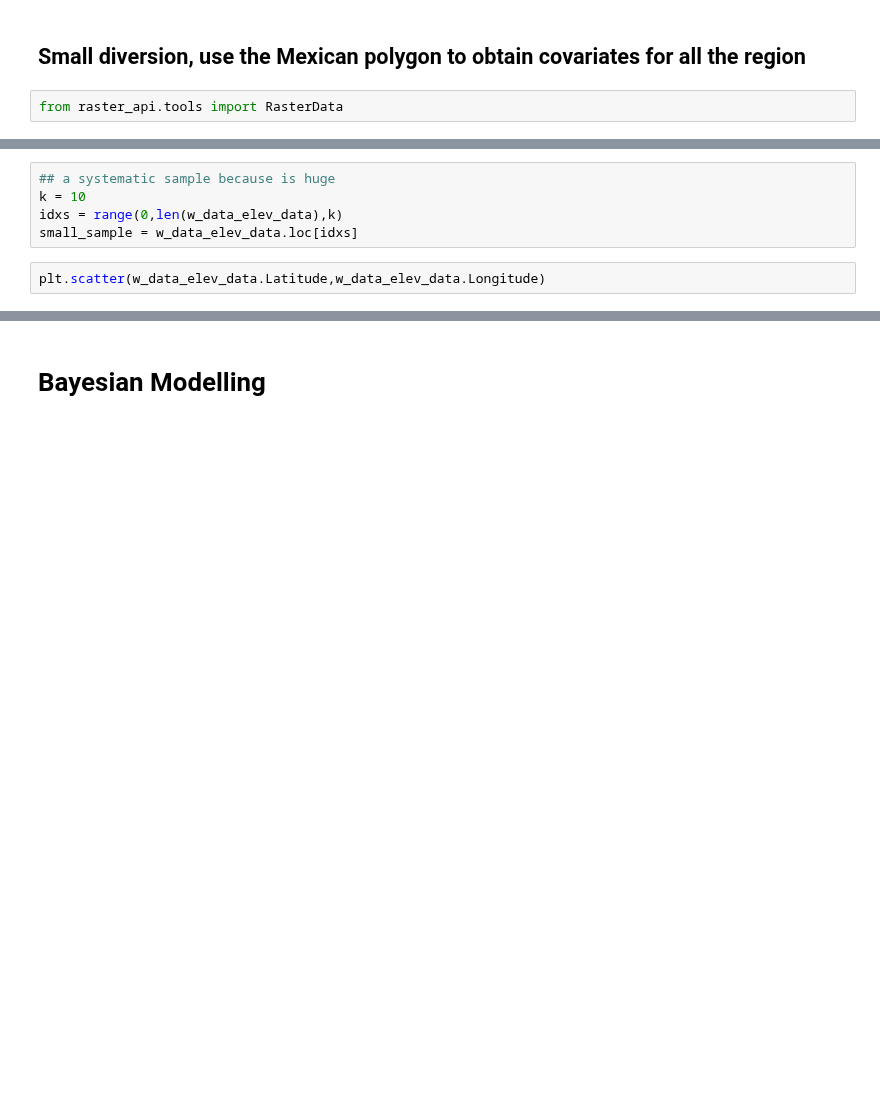
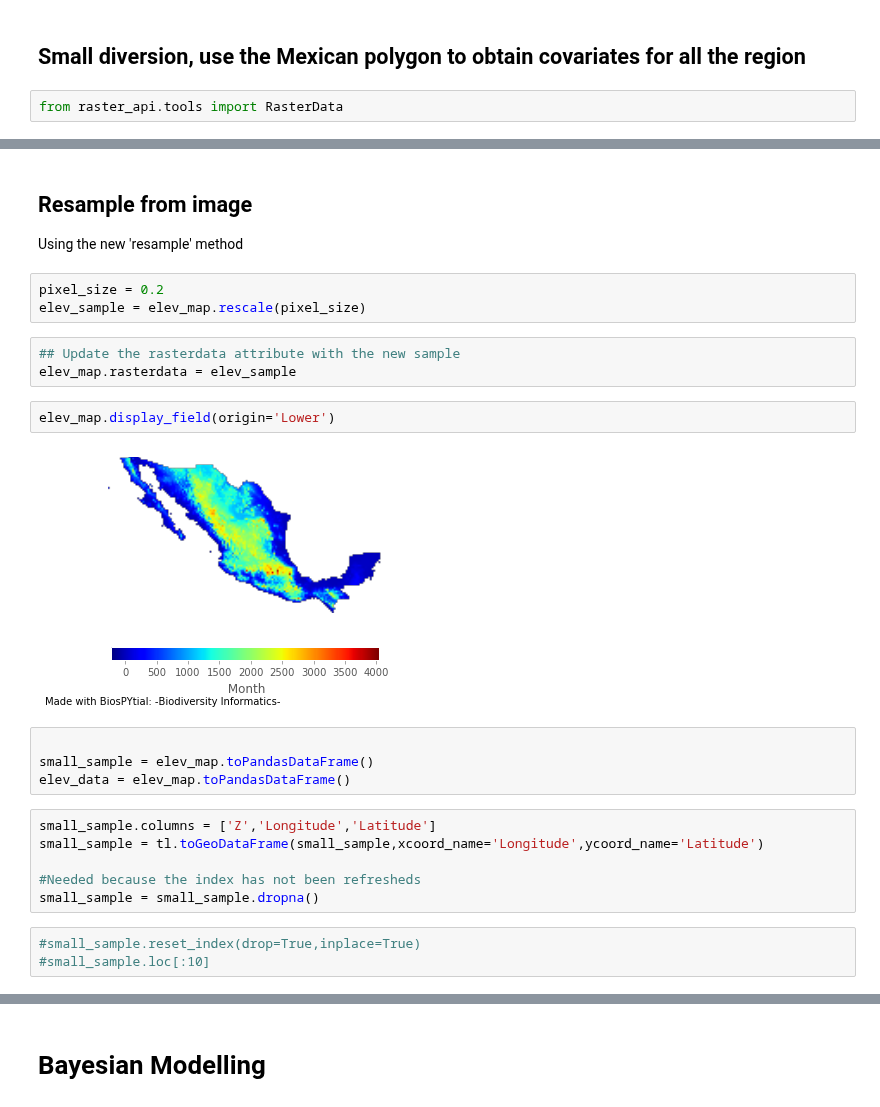
Before and after one commit to molgor/biospytial, a Jupyter notebook: ipython-notebooks/demos/statistical_models/[Spatial Regression] Extracting Taxa from grid.ipynb, the cells around one changed output, grey strips where cells are left out. Cells and saved outputs as stored; diff of their text form; blank space fills up the shorter version.

```diff
--- a/ipython-notebooks/demos/statistical_models/[Spatial Regression] Extracting Taxa from grid.ipynb
+++ b/ipython-notebooks/demos/statistical_models/[Spatial Regression] Extracting Taxa from grid.ipynb
@@ -143,7 +171,26 @@ w_data_elev_data = elev_data.dropna()
-# %%
-## a systematic sample because is huge
-k = 10
-idxs = range(0,len(w_data_elev_data),k)
-small_sample = w_data_elev_data.loc[idxs]
-# %%
-plt.scatter(w_data_elev_data.Latitude,w_data_elev_data.Longitude)
+# %% [markdown]
+## Resample from image
+Using the new 'resample' method
+# %%
+pixel_size = 0.2
+elev_sample = elev_map.rescale(pixel_size)
+# %%
+## Update the rasterdata attribute with the new sample
+elev_map.rasterdata = elev_sample
+# %%
+elev_map.display_field(origin='Lower')
+# %% [output]
+[figure, added]
+# %%
+
+small_sample = elev_map.toPandasDataFrame()
+elev_data = elev_map.toPandasDataFrame()
+# %%
+small_sample.columns = ['Z','Longitude','Latitude']
+small_sample = tl.toGeoDataFrame(small_sample,xcoord_name='Longitude',ycoord_name='Latitude')
+
+#Needed because the index has not been refresheds
+small_sample = small_sample.dropna()
+# %%
+#small_sample.reset_index(drop=True,inplace=True)
+#small_sample.loc[:10]
```
Also changed, not shown: parts of 51 cells of this notebook, 1 other file.
